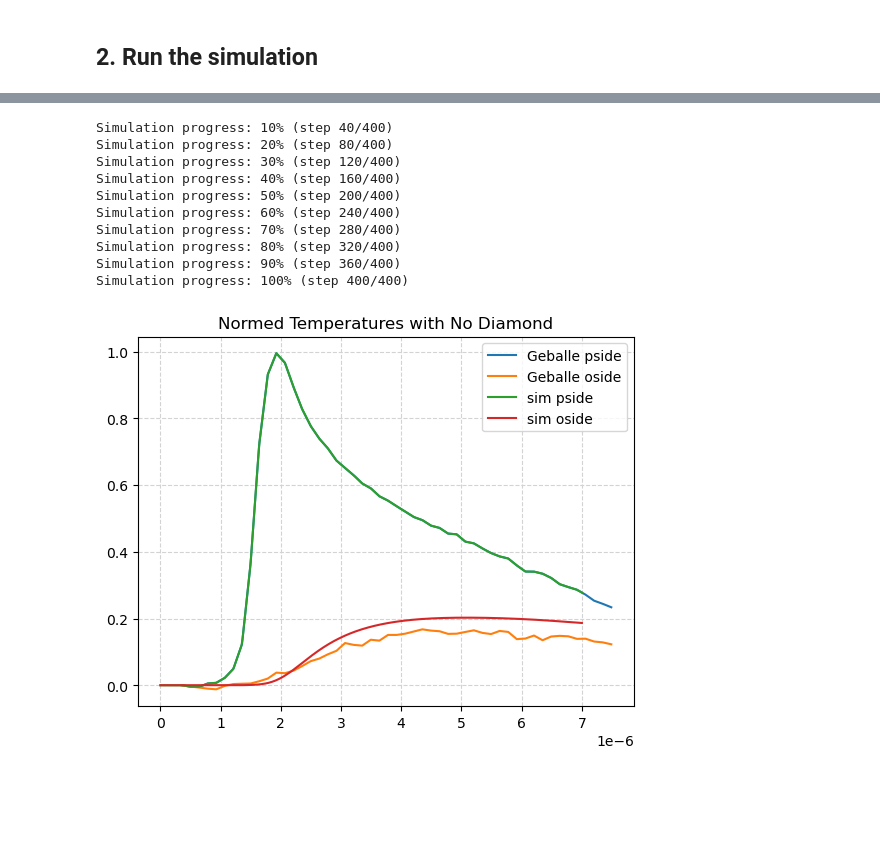
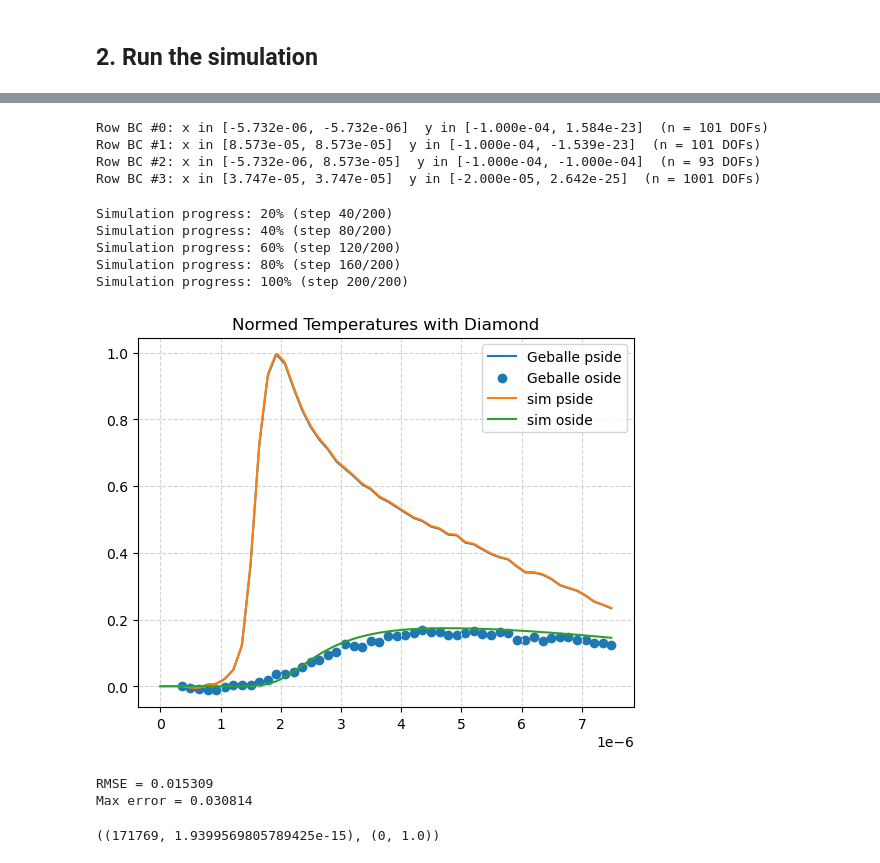
Before and after one commit to cebarker1000/heatflow, a Jupyter notebook: clean_with_ir.ipynb, the cells around one changed output, grey strips where cells are left out. Cells and saved outputs as stored; diff of their text form; code cells hidden in the pictures; blank space fills up the shorter version.

```diff
--- a/clean_with_ir.ipynb
+++ b/clean_with_ir.ipynb
@@ -311,4 +314,11 @@ inner_bc = RowDirichletBC(
 
 obj_bcs = [left_bc, right_bc, bottom_bc, inner_bc]
 bcs = [bc.bc for bc in obj_bcs]
+# %%
+RowDirichletBC.describe_row_bcs(obj_bcs)
+# %% [output]
+Row BC #0: x in [-5.732e-06, -5.732e-06]  y in [-1.000e-04, 1.584e-23]  (n = 101 DOFs)
+Row BC #1: x in [8.573e-05, 8.573e-05]  y in [-1.000e-04, -1.539e-23]  (n = 101 DOFs)
+Row BC #2: x in [-5.732e-06, 8.573e-05]  y in [-1.000e-04, -1.000e-04]  (n = 93 DOFs)
+Row BC #3: x in [3.747e-05, 3.747e-05]  y in [-2.000e-05, 2.642e-25]  (n = 1001 DOFs)
 # %%
@@ -346,7 +360,7 @@ xdmf.write_function(uh, 0.0)
 for x in obj_bcs:
     x.update(0.0)
 
-progress_interval = max(1, num_steps // 10)
+progress_interval = max(1, num_steps // 5)
 for step in range(num_steps):
     t = (step+1)*dt
     inner_bc.update(t)
@@ -371,42 +385,59 @@ for step in range(num_steps):
 
 xdmf.close()
 # %% [output]
-Simulation progress: 10% (step 40/400)
-Simulation progress: 20% (step 80/400)
-Simulation progress: 30% (step 120/400)
-Simulation progress: 40% (step 160/400)
-Simulation progress: 50% (step 200/400)
-Simulation progress: 60% (step 240/400)
-Simulation progress: 70% (step 280/400)
-Simulation progress: 80% (step 320/400)
-Simulation progress: 90% (step 360/400)
-Simulation progress: 100% (step 400/400)
+Simulation progress: 20% (step 40/200)
+Simulation progress: 40% (step 80/200)
+Simulation progress: 60% (step 120/200)
+Simulation progress: 80% (step 160/200)
+Simulation progress: 100% (step 200/200)
 # %%
 from io_utilities.xdmf_extract import *
 
 time, data = extract_point_timeseries_xdmf(
     os.path.join(save_folder, 'solution.xdmf'),
     function_name='Temperature (K)',
     query_points=[(bx_ir_pside, 0), (BX_ir_oside, 0)]
 )
 
 sim_df = pd.DataFrame({'time': time,
                        'pside': data[0],
                        'oside': data[1]})
 
 sim_df['normed pside'] = (sim_df['pside'] - sim_df['pside'].iloc[0]) / (sim_df['pside'].max() - sim_df['pside'].min())
 sim_df['normed oside'] = (sim_df['oside'] - sim_df['oside'].iloc[0]) / (sim_df['pside'].max() - sim_df['pside'].min())
 
 import matplotlib.pyplot as plt
 fig, ax = plt.subplots()
-ax.set_title('Normed Temperatures with No Diamond')
+ax.set_title('Normed Temperatures with Diamond')
 ax.plot(df_exact['time'], df_exact['pside normed'], label='Geballe pside')
-ax.plot(df_exact['time'], df_exact['oside normed'], label='Geballe oside')
+ax.scatter(df_exact['time'], df_exact['oside normed'], label='Geballe oside')
 ax.plot(sim_df['time'], sim_df['normed pside'], label='sim pside')
 ax.plot(sim_df['time'], sim_df['normed oside'], label='sim oside')
 ax.grid(True, ls = '--', color = 'lightgray')
 
 ax.legend()
 plt.show()
 # %% [output]
-[figure, old version]
+[figure, new version]
+# %%
+t_exact = df_exact['time'].to_numpy()
+y_exact = df_exact['oside normed'].to_numpy()
+
+t_sim   = sim_df['time'].to_numpy()
+y_sim   = sim_df['normed oside'].to_numpy()
+
+# 1. Interpolate your sim data at the exact time points
+y_interp = np.interp(t_exact, t_sim, y_sim)
+
+# 2. Compute RMSE
+rmse = np.sqrt(np.mean((y_interp - y_exact)**2))
+
+print(f"RMSE = {rmse:.6f}")
+
+errors    = np.abs(y_interp - y_exact)
+max_error = errors.max()
+
+print(f"Max error = {max_error:.6f}")
+# %% [output]
+RMSE = 0.015309
+Max error = 0.030814
@@ -413,3 +447,7 @@ plt.show()
+# %%
+diag.min(), diag.max()
+# %% [output]
+((171769, 1.9399569805789425e-15), (0, 1.0))
 # %%
 max(sim_df['normed oside'] - max(df_exact['oside normed']))
 # %% [output]
```
Also changed, not shown: parts of 11 cells of this notebook, 3 other files.
